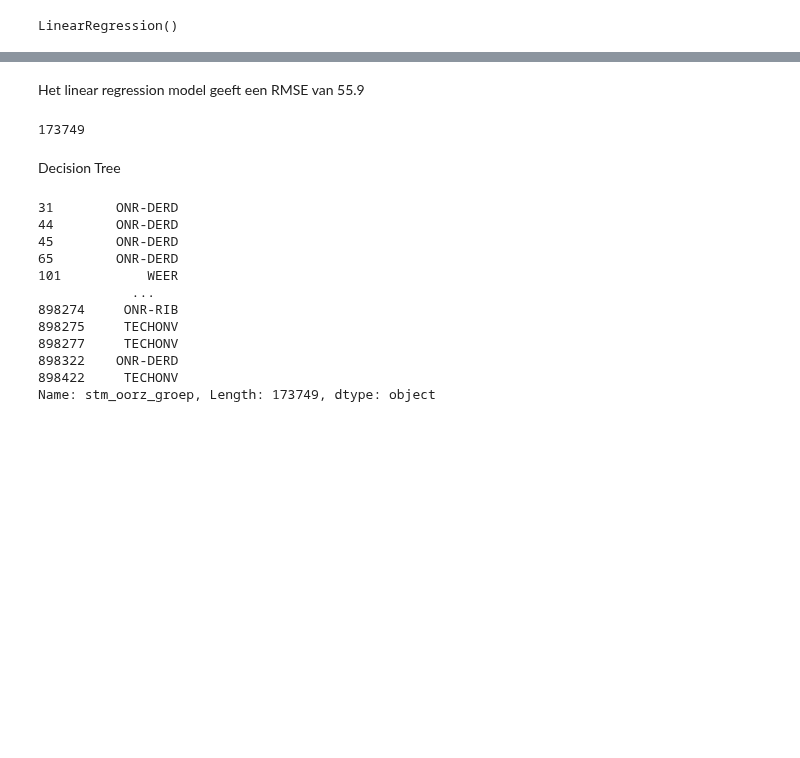
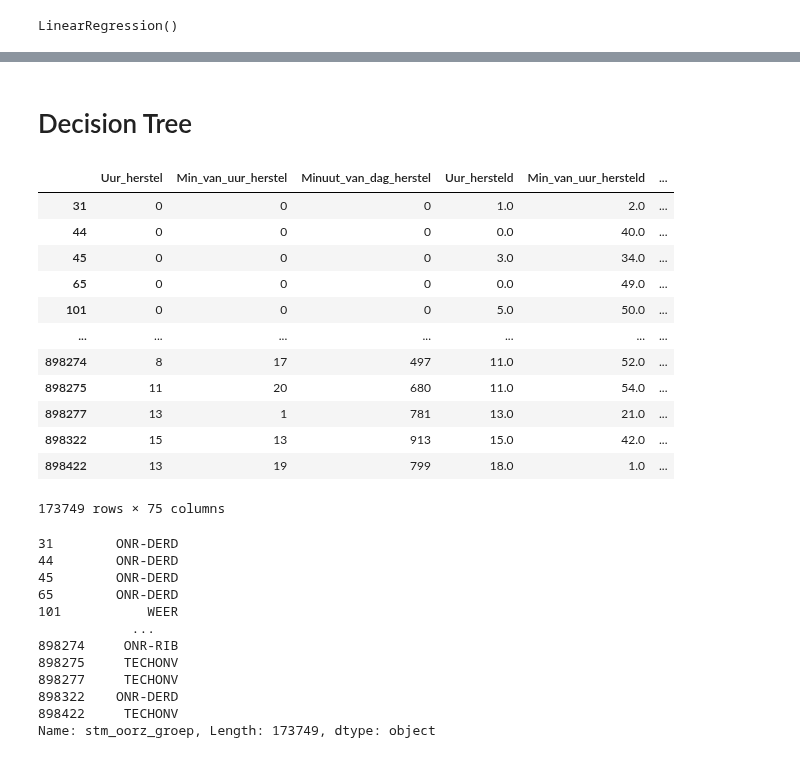
Before and after one commit to frankspak/DDB-groep11, a Jupyter notebook: Project-DDB.ipynb, the cells around one changed output, grey strips where cells are left out. Drawn from its saved outputs; the diff is of its cells as text; code cells hidden in the pictures; blank space fills up the shorter version.

Commit message:
Decision tree added

```diff
--- a/Project-DDB.ipynb
+++ b/Project-DDB.ipynb
@@ -432,11 +432,22 @@ array([[54.57193028]])
-# %% [markdown]
-Het linear regression model geeft een RMSE van 55.9
-# %%
-len(df_filtered)
-# %% [output]
-173749
-# %% [markdown]
-Decision Tree
+# %% [markdown]
+# Decision Tree
+# %%
+df2  = pd.get_dummies(df_filtered, columns=["stm_oorz_groep"])
+df2
+# %% [output]
+|  | Uur_herstel | Min_van_uur_herstel | Minuut_van_dag_herstel | Uur_hersteld | Min_van_uur_hersteld | ... |
+| 31 | 0 | 0 | 0 | 1.0 | 2.0 | ... |
+| 44 | 0 | 0 | 0 | 0.0 | 40.0 | ... |
+| 45 | 0 | 0 | 0 | 3.0 | 34.0 | ... |
+| 65 | 0 | 0 | 0 | 0.0 | 49.0 | ... |
+| 101 | 0 | 0 | 0 | 5.0 | 50.0 | ... |
+| ... | ... | ... | ... | ... | ... | ... |
+| 898274 | 8 | 17 | 497 | 11.0 | 52.0 | ... |
+| 898275 | 11 | 20 | 680 | 11.0 | 54.0 | ... |
+| 898277 | 13 | 1 | 781 | 13.0 | 21.0 | ... |
+| 898322 | 15 | 13 | 913 | 15.0 | 42.0 | ... |
+| 898422 | 13 | 19 | 799 | 18.0 | 1.0 | ... |
+173749 rows × 75 columns
 # %%
 import pandas as pd
 from sklearn.tree import DecisionTreeClassifier # Import Decision Tree Classifier
```
Also changed, not shown: parts of 16 cells of this notebook.
